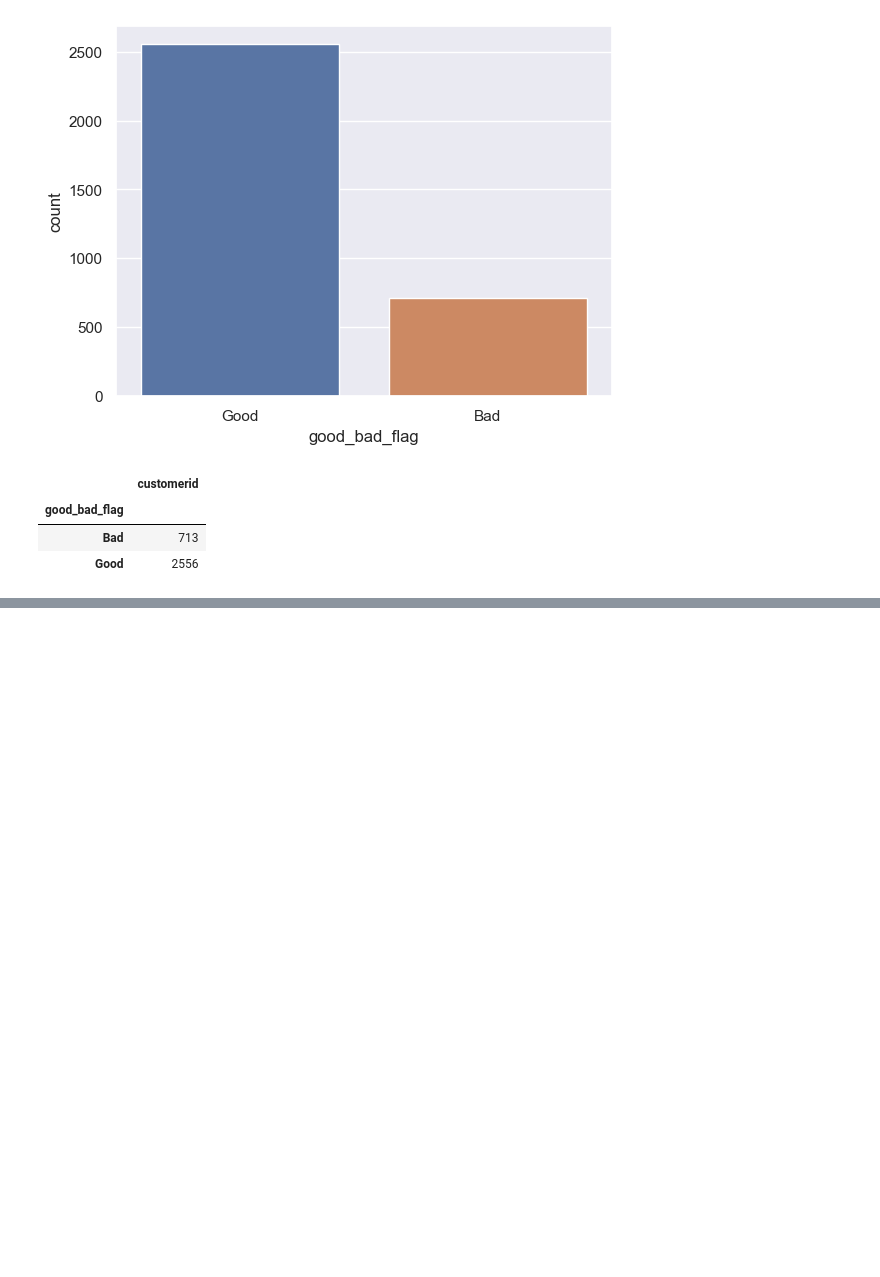
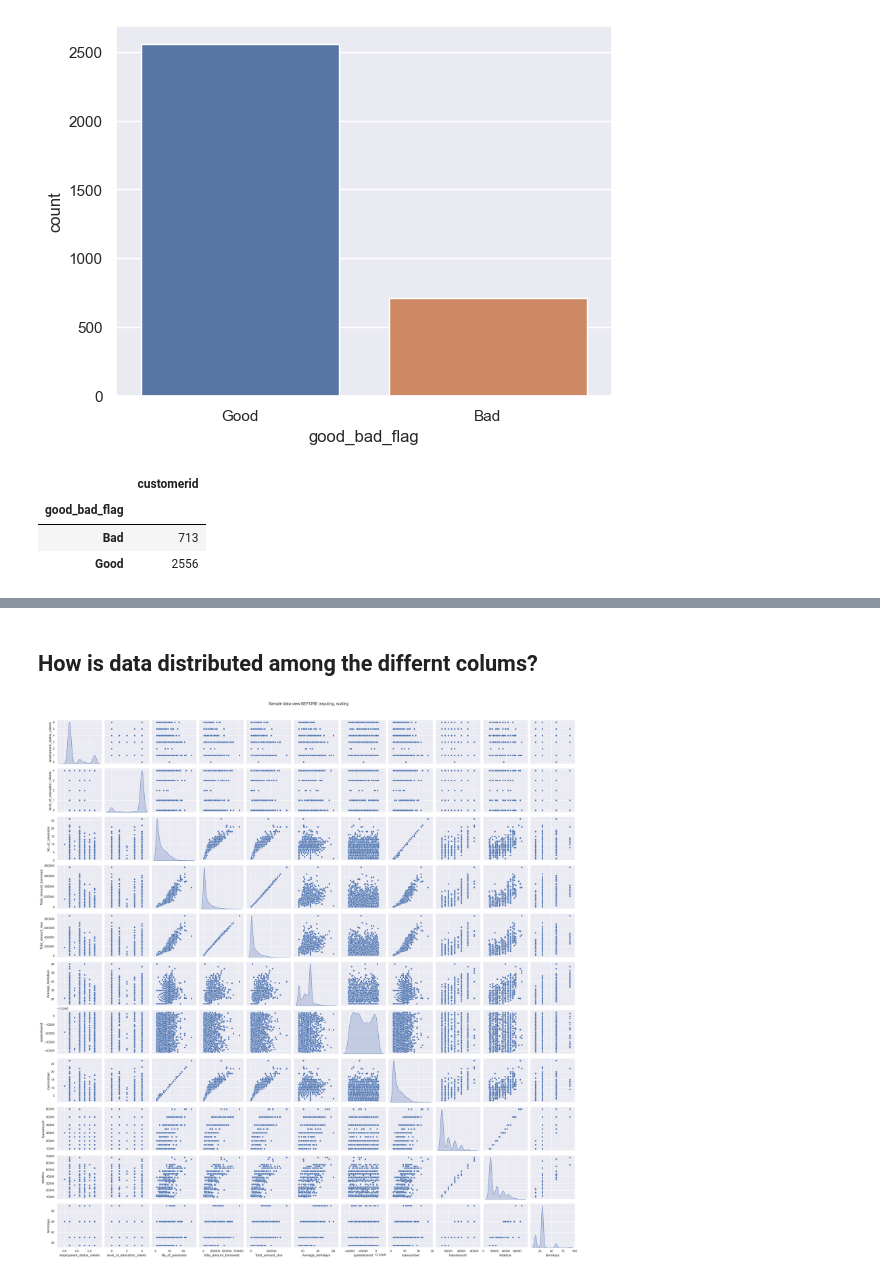
Before and after one commit to Group-10-Refactory-Capstone/Group10RefactoryCapstone, a Jupyter notebook: Explanatory Data analysis simon.ipynb, the cells around one changed output, grey strips where cells are left out. Saved outputs shown, nothing was run; the diff lists cells and outputs as text; code cells hidden in the pictures; blank space fills up the shorter version.

```diff
--- a/Explanatory Data analysis simon.ipynb
+++ b/Explanatory Data analysis simon.ipynb
@@ -64,0 +90,9 @@ data.groupby('good_bad_flag').agg({'customerid':'nunique'})
+# %% [markdown]
+## How is data distributed among the differnt colums?
+# %%
+pr1plt = sns.pairplot(data.iloc[:, :20], diag_kind='kde')
+pr1plt.fig.suptitle("Sample data view BEFORE imputing, scaling", y=1.02)
+plt.show()
+plt.close()
+# %% [output]
+[figure, added]
```
Also changed, not shown: parts of 3 cells of this notebook.
